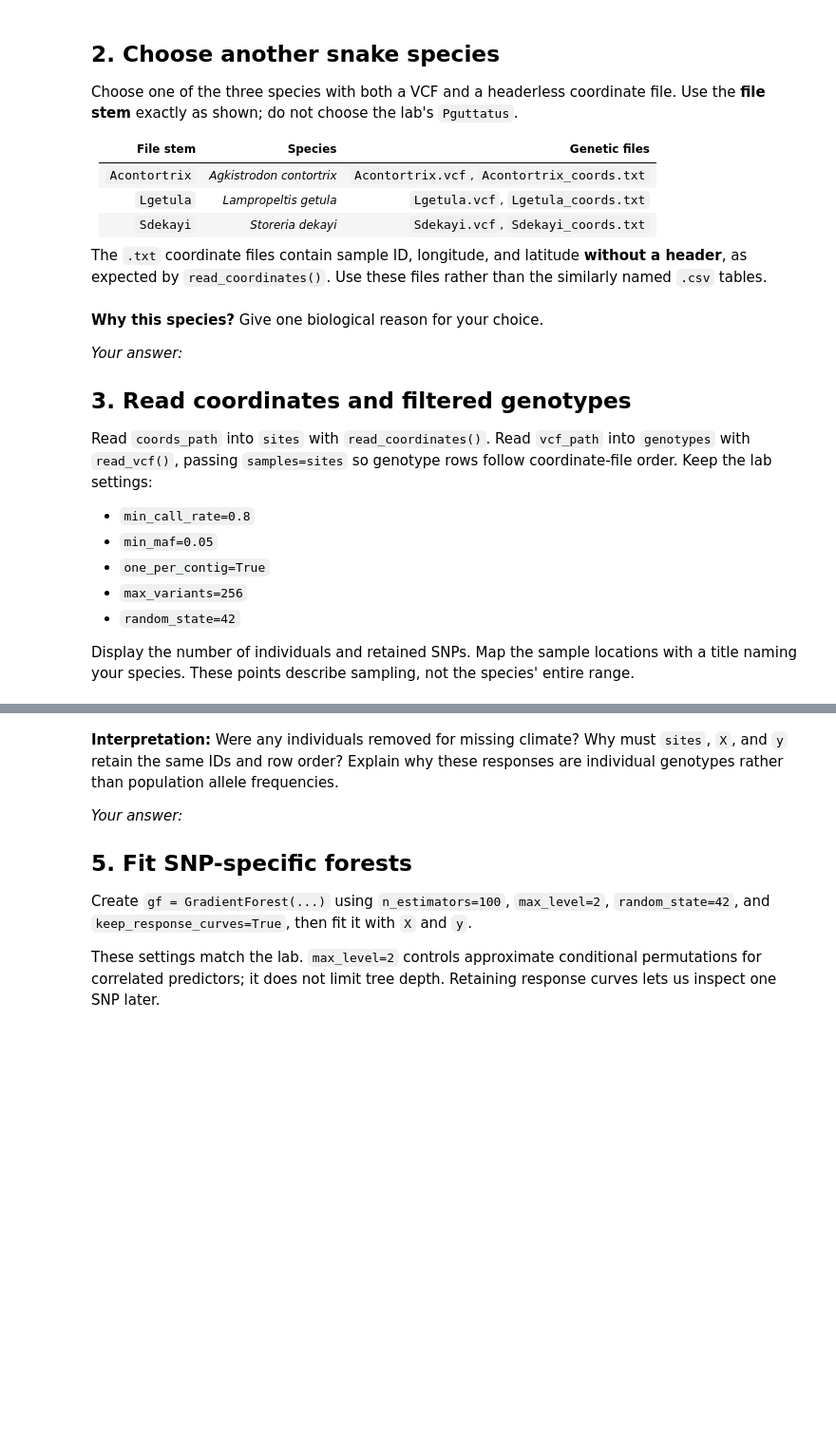
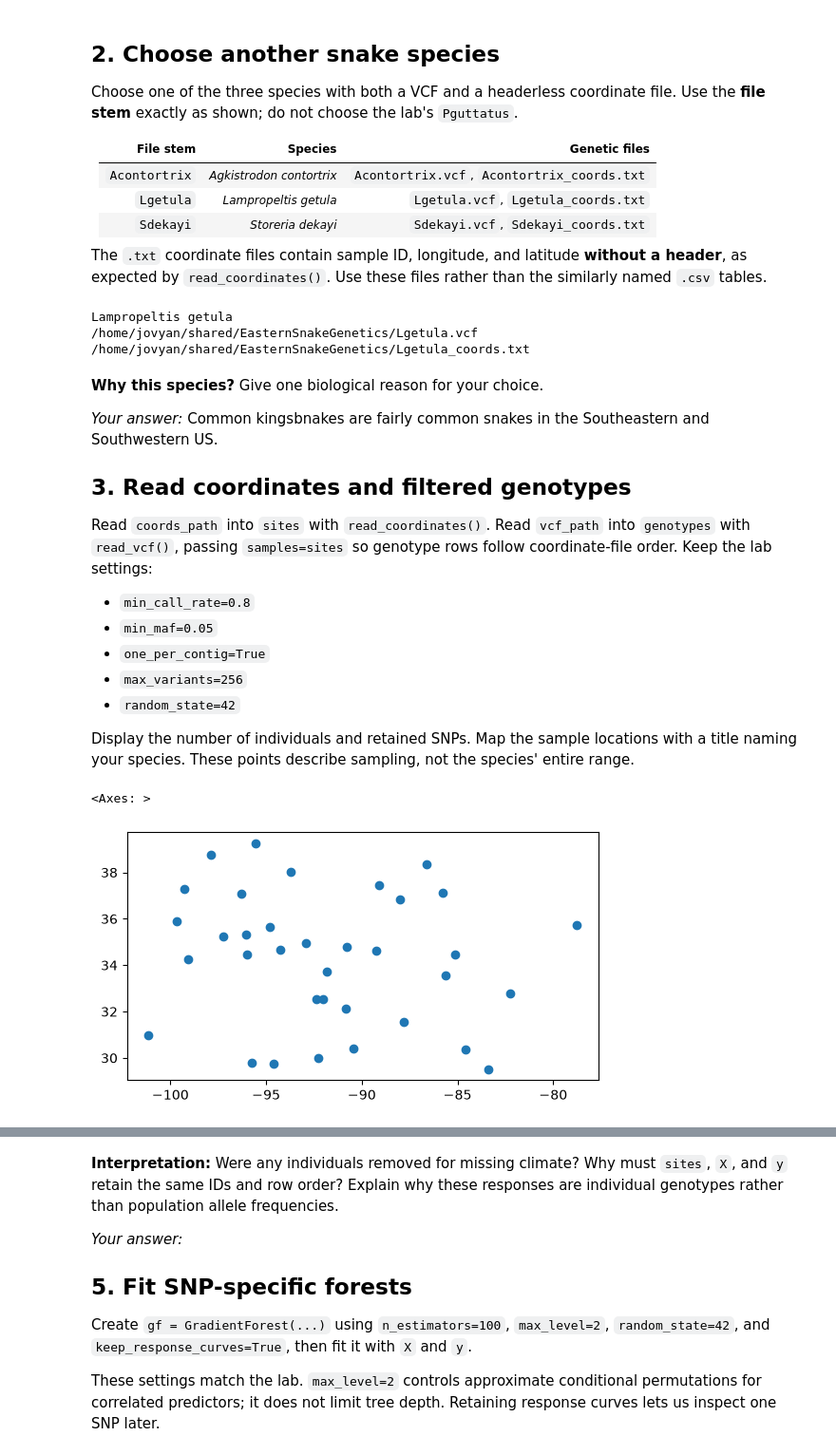
Before and after one commit to meganklutts/BIO597-SpatialBiodiversity, a Jupyter notebook: docs/assignments/Assignment-09-GradientForest.ipynb, the cells around one changed output, grey strips where cells are left out. Shown at 95% size. Saved outputs shown, nothing was run; the diff lists cells and outputs as text; code cells hidden in the pictures; blank space fills up the shorter version.

```diff
--- a/docs/assignments/Assignment-09-GradientForest.ipynb
+++ b/docs/assignments/Assignment-09-GradientForest.ipynb
@@ -53,14 +53,14 @@ Choose one of the three species with both a VCF and a headerless coordinate file
 
 The `.txt` coordinate files contain sample ID, longitude, and latitude **without a header**, as expected by `read_coordinates()`. Use these files rather than the similarly named `.csv` tables.
 # %%
-target_species = "YOUR_SPECIES_HERE"
+target_species = "Lgetula"
 
 species_names = {
     "Acontortrix": "Agkistrodon contortrix",
     "Lgetula": "Lampropeltis getula",
     "Sdekayi": "Storeria dekayi",
 }
-assert target_species in species_names, "Choose one of the three file stems above."
+assert target_species in species_names, "/home/jovyan/shared/EasternSnakeGenetics/Lgetula.vcf"
 
 species_name = species_names[target_species]
 vcf_path = genetics_dir / f"{target_species}.vcf"
@@ -73,10 +73,14 @@ output_dir.mkdir(parents=True, exist_ok=True)
 print(species_name)
 print(vcf_path)
 print(coords_path)
+# %% [output]
+Lampropeltis getula
+/home/jovyan/shared/EasternSnakeGenetics/Lgetula.vcf
+/home/jovyan/shared/EasternSnakeGenetics/Lgetula_coords.txt
 # %% [markdown]
 **Why this species?** Give one biological reason for your choice.
 
-*Your answer:*
+*Your answer:* Common kingsbnakes are fairly common snakes in the Southeastern and Southwestern US.
 
 ## 3. Read coordinates and filtered genotypes
 
@@ -92,8 +96,34 @@ Display the number of individuals and retained SNPs. Map the sample locations wi
 # %%
 # Read coordinates as sites.
 # Read the VCF as genotypes, using samples=sites and all five settings above.
 # Use genotypes.dosage.to_pandas().shape to inspect individuals × SNPs.
 # Print the dimensions and plot sites with a species title.
+
+sites = read_coordinates("/home/jovyan/shared/EasternSnakeGenetics/Lgetula_coords.txt")
+genotypes = read_vcf(
+    "/home/jovyan/shared/EasternSnakeGenetics/Lgetula.vcf",
+    # opens a variant call format which stores DNA sequence variations across different individuals
+    samples=sites,
+    # filters the genetic dataset to keep only the individuals listed in sites variable
+    min_call_rate=0.8,
+    # removes low-quality genetic markers by requiring that at least 80% of the samples have valid, non-missing data for a
+    # given variant
+    min_maf=0.05,
+    # sets a minor allele frequency threshold of 5% which removes vey rare genetic variants that appear in fewer than 5%
+    # of the sampled chromosomes
+    one_per_contig=True,
+    # keeps only one genetic variant per contig (a continuous stretch of assembled DNA) which prevents closely linked variants
+    # from skewing downstreams populations
+    max_variants=256,
+    # randomly downsamples the remaining passing variants so the final dataset contains at most 256 markers
+    random_state=42,
+    # sets a fixed seed for the random number generator
+)
+sites.plot()
+# calls a built-in plotting method on the sites object to generate a visual map showing where the snake sample were collected but no map
+# %% [output]
+<Axes: >
+[figure, added]
 # %% [markdown]
 **Interpretation:**
 
```
Also changed, not shown: parts of 16 cells of this notebook.
